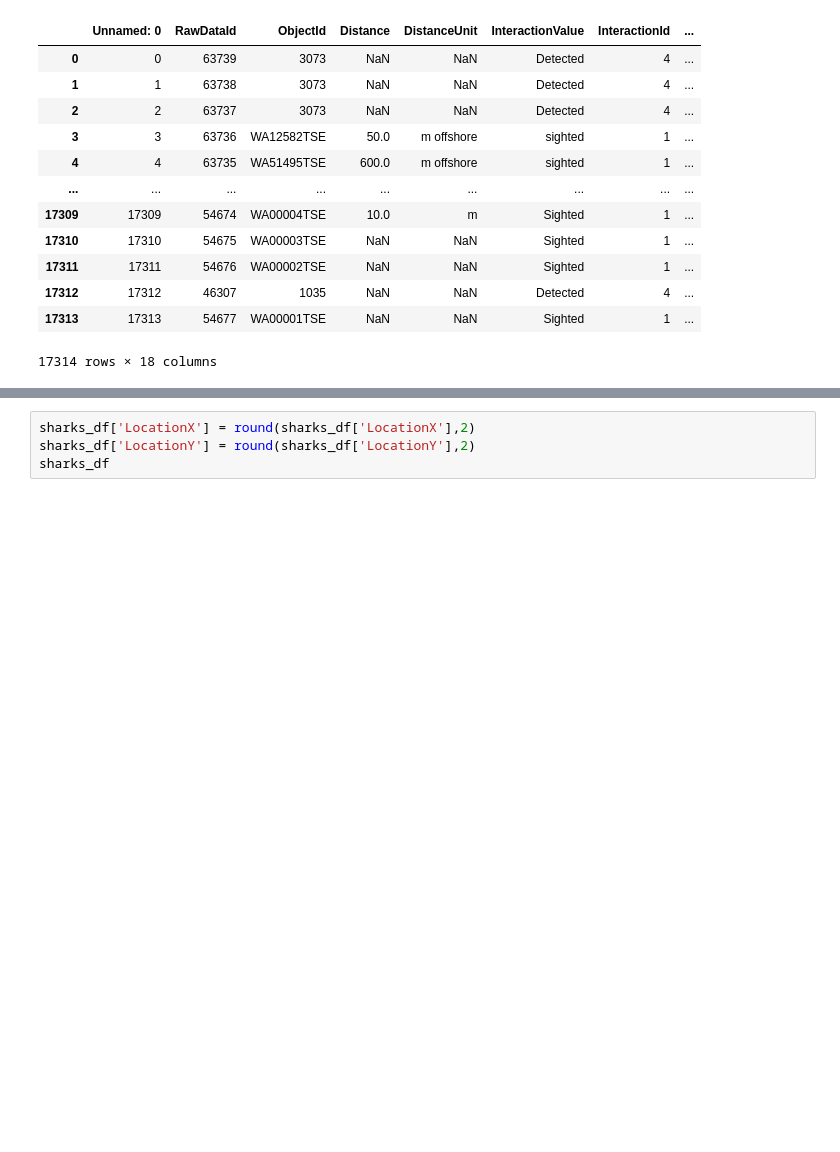
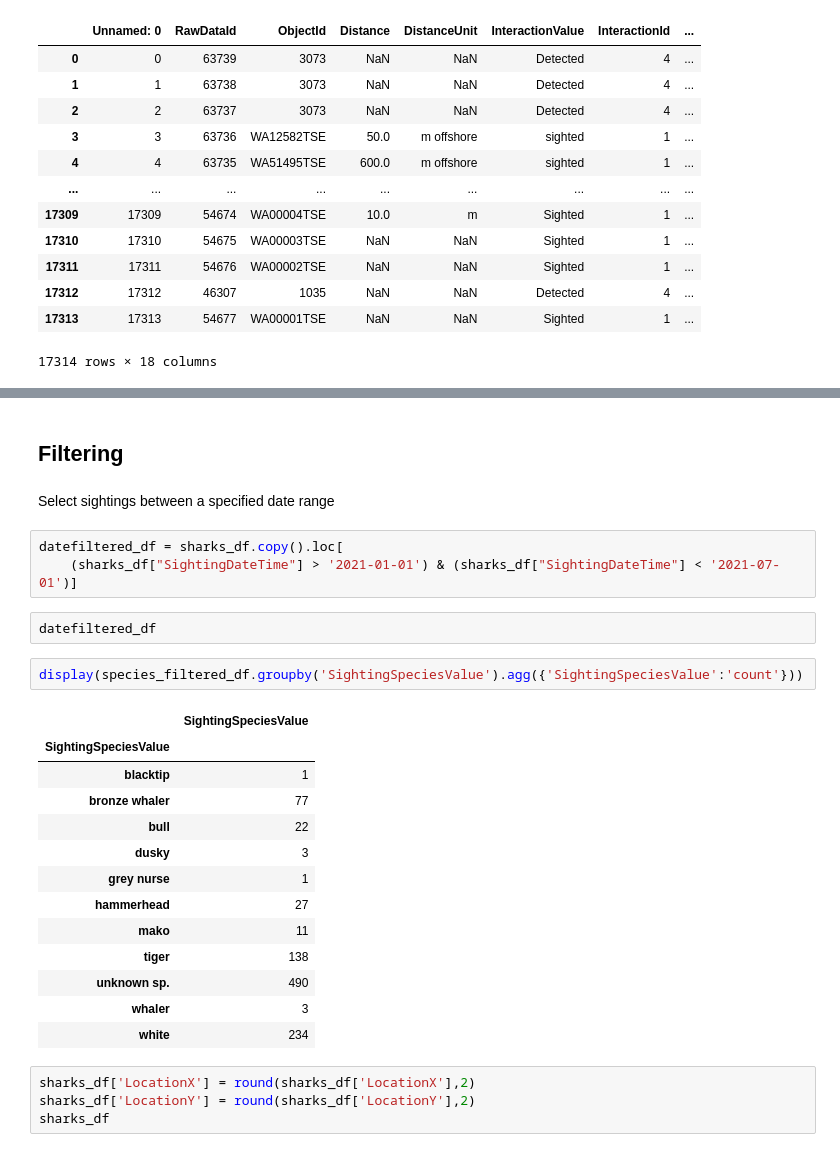
Before and after one commit to cphyland/Project-2, a Jupyter notebook: sharkdata.ipynb, the cells around one changed output, grey strips where cells are left out. Cells and saved outputs as stored; diff of their text form; blank space fills up the shorter version.

```diff
--- a/sharkdata.ipynb
+++ b/sharkdata.ipynb
@@ -40,3 +158,28 @@ sharks_df
+# %% [markdown]
+## Filtering
+# %% [markdown]
+Select sightings between a specified date range
+# %%
+datefiltered_df = sharks_df.copy().loc[
+    (sharks_df["SightingDateTime"] > '2021-01-01') & (sharks_df["SightingDateTime"] < '2021-07-01')]
+# %%
+datefiltered_df
+# %%
+display(species_filtered_df.groupby('SightingSpeciesValue').agg({'SightingSpeciesValue':'count'}))
+# %% [output]
+|  | SightingSpeciesValue |
+| SightingSpeciesValue |  |
+| blacktip | 1 |
+| bronze whaler | 77 |
+| bull | 22 |
+| dusky | 3 |
+| grey nurse | 1 |
+| hammerhead | 27 |
+| mako | 11 |
+| tiger | 138 |
+| unknown sp. | 490 |
+| whaler | 3 |
+| white | 234 |
 # %%
 sharks_df['LocationX'] = round(sharks_df['LocationX'],2)
 sharks_df['LocationY'] = round(sharks_df['LocationY'],2)
```
Also changed, not shown: parts of 18 cells of this notebook, 4 other files.
